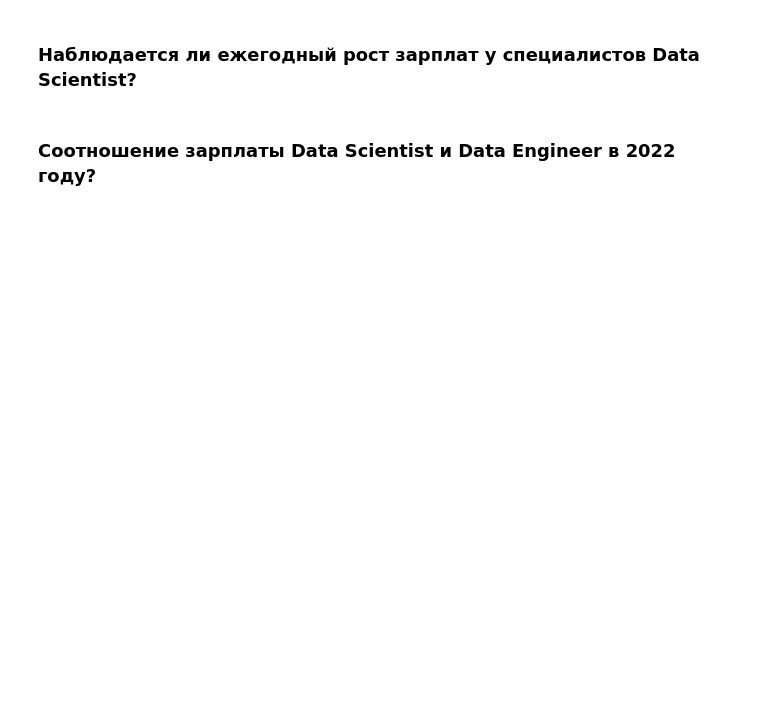
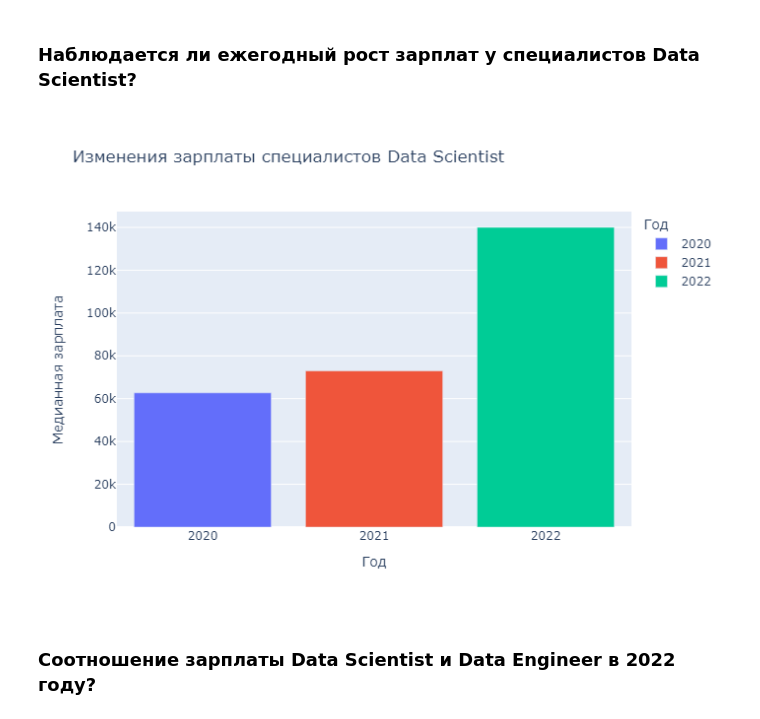
Before and after one commit to Rod10nN/HR_AGENCY_DATA_RESEARCH_, a Jupyter notebook: HR_AGENCY_DATA_RESEARCH.ipynb, the cells around one changed output. Saved outputs shown, nothing was run; the diff lists cells and outputs as text; code cells hidden in the pictures; blank space fills up the shorter version.

```diff
--- a/HR_AGENCY_DATA_RESEARCH.ipynb
+++ b/HR_AGENCY_DATA_RESEARCH.ipynb
@@ -188,16 +198,18 @@ fig.for_each_trace(lambda t: t.update(name = newnames[t.name]))
 # %%
 grouped_ff = ds_job.groupby(['work_year'])['salary_in_usd'].median().to_frame()
 grouped_ff = grouped_ff.reset_index()
 fig = px.bar(
     data_frame=grouped_ff,
     x='work_year',
     y='salary_in_usd',
     title='Изменения зарплаты специалистов Data Scientist',
     labels= dict(work_year = 'Год', salary_in_usd='Медианная зарплата'),
     color='work_year'
 )
 fig.update_xaxes(type='category', categoryorder='category ascending')
-fig
+fig.show('png')
+# %% [output]
+[figure, added]
 # %% [markdown]
 ### Соотношение зарплаты Data Scientist и Data Engineer в 2022 году?
 # %%
```
Also changed, not shown: parts of 7 cells of this notebook, 1 other file.
